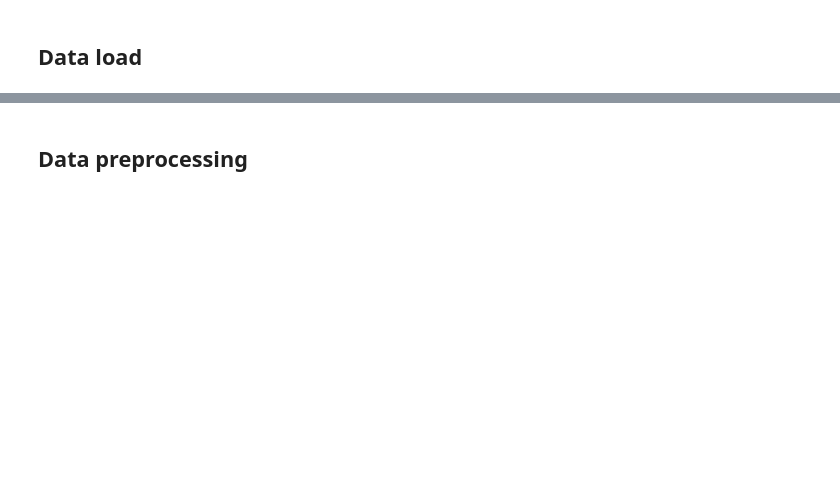
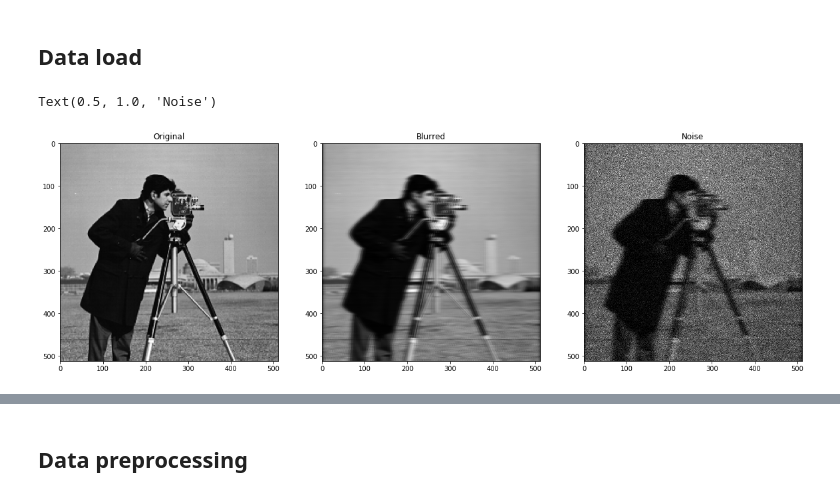
Before and after one commit to kamil-safin/scfw_experiments, a Jupyter notebook: run_poisson.ipynb, the cells around one changed output, grey strips where cells are left out. Drawn from its saved outputs; the diff is of its cells as text; code cells hidden in the pictures; blank space fills up the shorter version.

Commit message:
some poisson progress

```diff
--- a/run_poisson.ipynb
+++ b/run_poisson.ipynb
@@ -9,10 +19,37 @@ from scfw.scopt import scopt
 # %% [markdown]
 ## Data load
-# %%
-data_folder = '../../data'
-
-problem_name = 'a9a'
-results = {problem_name: {}}
-W, y = load_svmlight_file(os.path.join(data_folder, problem_name))
-y = y.reshape(-1, 1)
-W = W.toarray()
+# %%
+def blur_image(im, scale_factor=10):
+    blur = np.array([0.011178978813925, 0.050100707167907, 0.082602101584847, 0.050100707167907, 0.011178978813925,
+                     0.050100707167907, 0.224535791730617, 0.370196935859762, 0.224535791730617, 0.050100707167907,
+                     0.082602101584847, 0.370196935859762, 0.610351562500000, 0.370196935859762, 0.082602101584847,
+                     0.050100707167907, 0.224535791730617, 0.370196935859762, 0.224535791730617, 0.050100707167907,
+                     0.011178978813925, 0.050100707167907, 0.082602101584847, 0.050100707167907, 0.011178978813925])
+    blur *= 1e-4
+
+    im = img_as_uint(cam)
+    im *= scale_factor
+    im_star = convolve2d(im, blur.reshape(1, -1), mode='same')
+    y = np.random.poisson(im_star)
+    y = np.round(y)
+    return im_star, y
+# %%
+im = data.camera()
+im_star, y = blur_image(im, 1)
+# %%
+plt.figure(figsize=(20, 7))
+
+plt.subplot(131)
+imshow(im, 'gray')
+plt.title('Original')
+
+plt.subplot(132)
+imshow(im_star, 'gray')
+plt.title('Blurred')
+
+plt.subplot(133)
+imshow(y, 'gray')
+plt.title('Noise')
+# %% [output]
+Text(0.5, 1.0, 'Noise')
+[figure, added]
```
Also changed, not shown: parts of 4 cells of this notebook.
